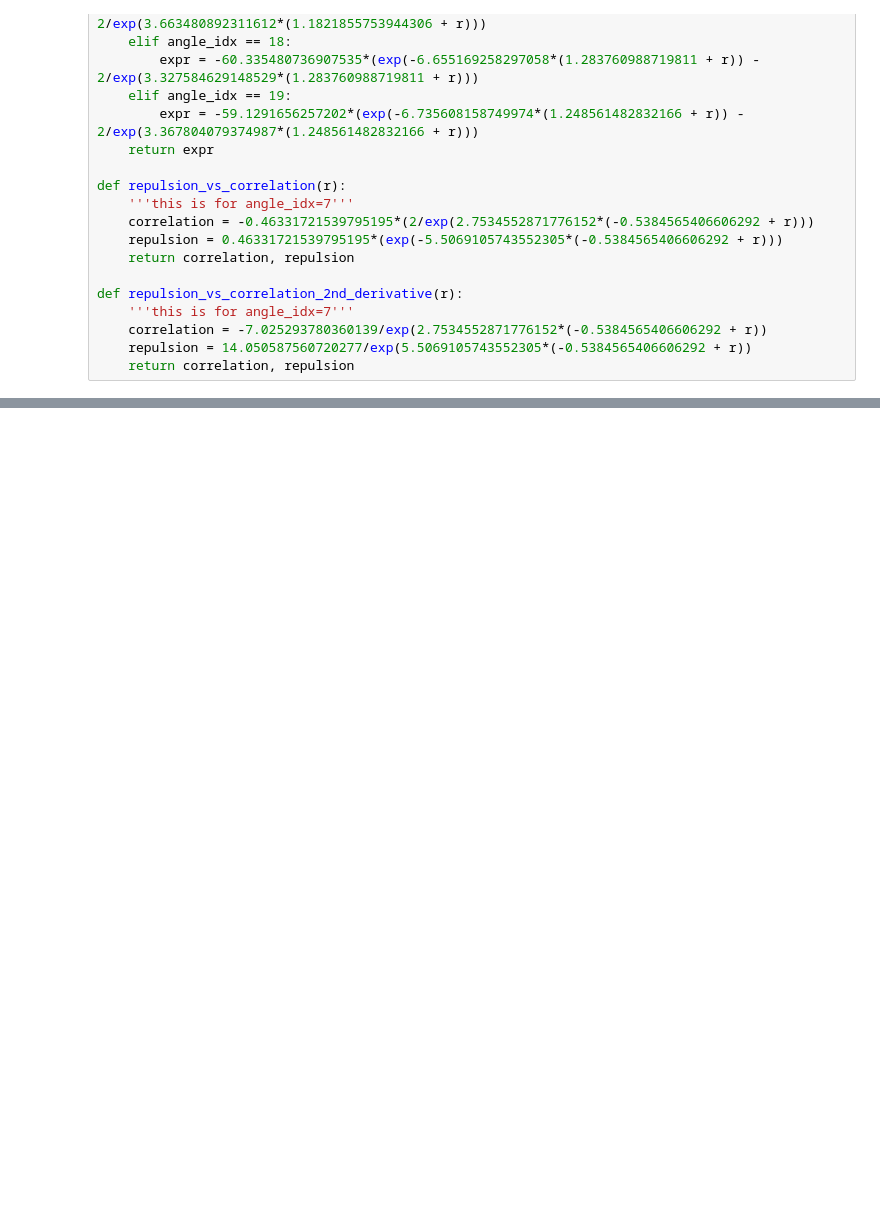
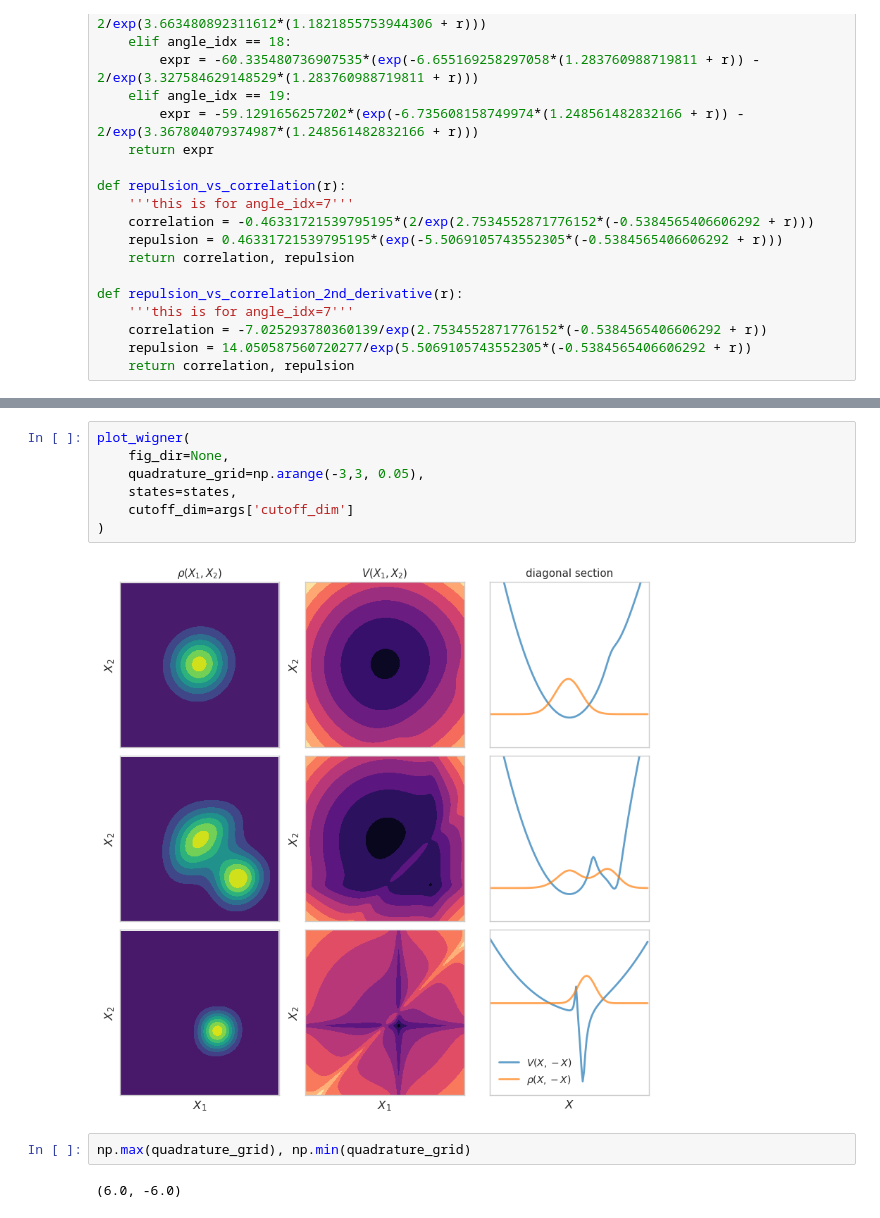
Before and after one commit to MatthieuSarkis/Long-range-intermolecular-interactions-on-a-continuous-variable-quantum-computer, a Jupyter notebook: plot_alternate_small_angle.ipynb, the cells around one changed output, grey strips where cells are left out. Saved outputs shown, nothing was run; the diff lists cells and outputs as text; blank space fills up the shorter version.

```diff
--- a/plot_alternate_small_angle.ipynb
+++ b/plot_alternate_small_angle.ipynb
@@ -424,0 +430,13 @@ plot_wigner(
+# %%
+plot_wigner(
+    fig_dir=None,
+    quadrature_grid=np.arange(-3,3, 0.05),
+    states=states,
+    cutoff_dim=args['cutoff_dim']
+)
+# %% [output]
+[figure, added]
+# %%
+np.max(quadrature_grid), np.min(quadrature_grid)
+# %% [output]
+(6.0, -6.0)
```
Also changed, not shown: parts of 1 cell of this notebook.
